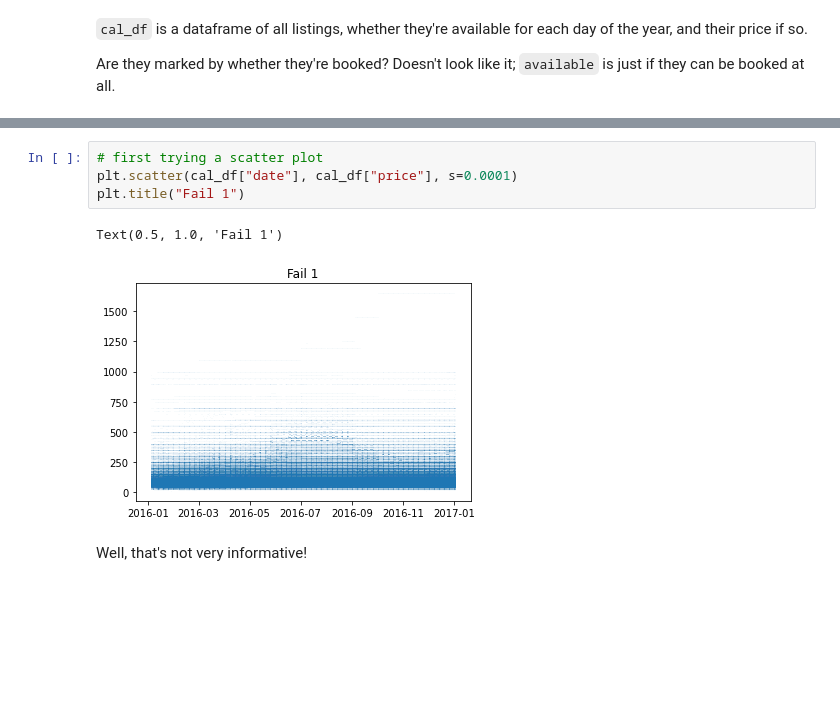
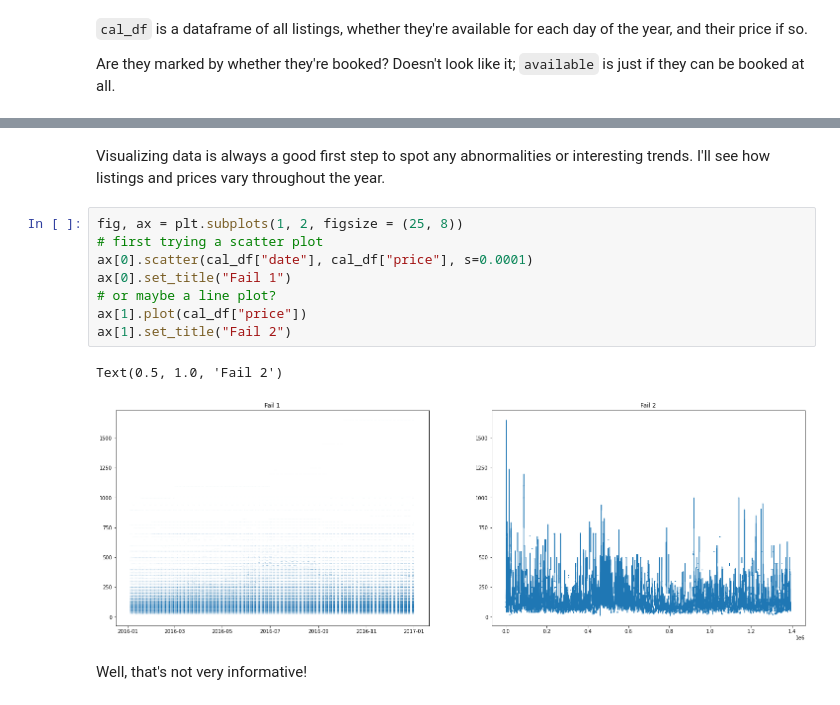
Before and after one commit to HJIzt/DataScienceBlogpost, a Jupyter notebook: seattle_airbnb_analysis.ipynb, the cells around one changed output, grey strips where cells are left out. Cells and saved outputs as stored; diff of their text form; blank space fills up the shorter version.

```diff
--- a/seattle_airbnb_analysis.ipynb
+++ b/seattle_airbnb_analysis.ipynb
@@ -67,9 +46,15 @@ cal_df
+# %% [markdown]
+Visualizing data is always a good first step to spot any abnormalities or interesting trends. I'll see how listings and prices vary throughout the year.
 # %%
+fig, ax = plt.subplots(1, 2, figsize = (25, 8))
 # first trying a scatter plot
-plt.scatter(cal_df["date"], cal_df["price"], s=0.0001)
-plt.title("Fail 1")
+ax[0].scatter(cal_df["date"], cal_df["price"], s=0.0001)
+ax[0].set_title("Fail 1")
+# or maybe a line plot?
+ax[1].plot(cal_df["price"])
+ax[1].set_title("Fail 2")
 # %% [output]
-Text(0.5, 1.0, 'Fail 1')
+Text(0.5, 1.0, 'Fail 2')
-[figure, old version]
+[figure, new version]
 # %% [markdown]
 Well, that's not very informative!
```
Also changed, not shown: parts of 76 cells of this notebook.
